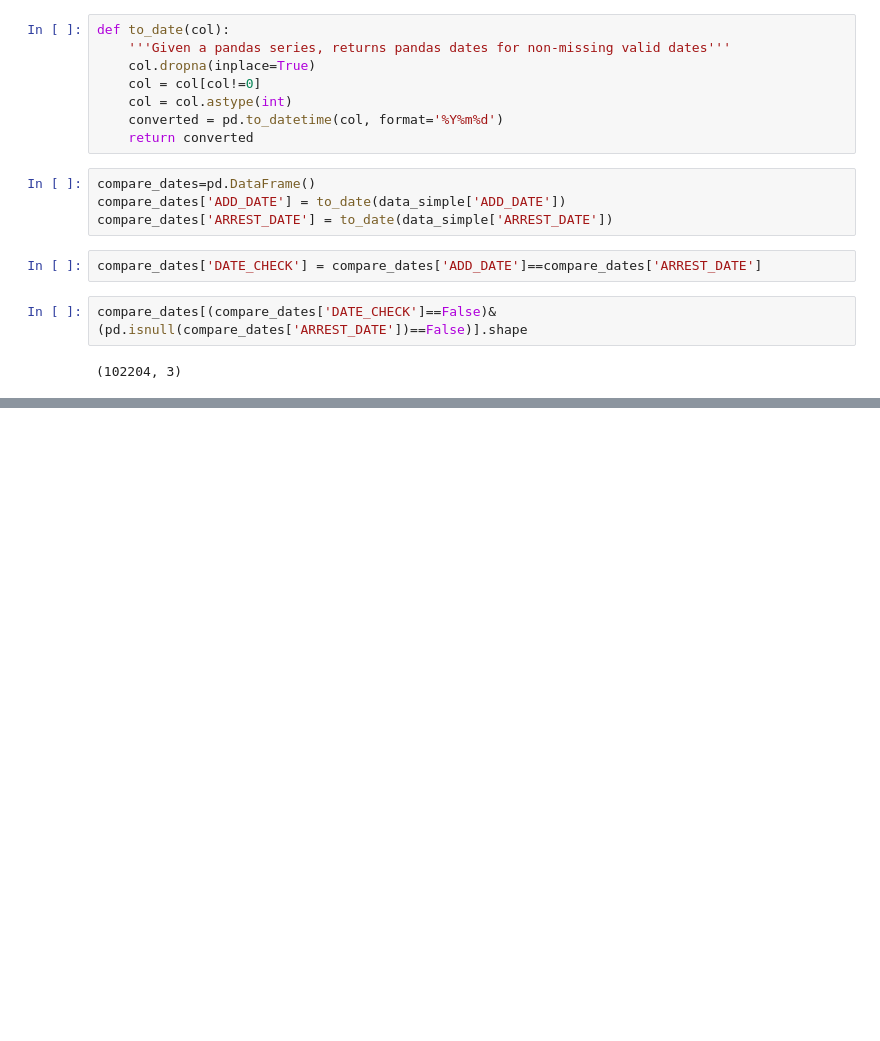
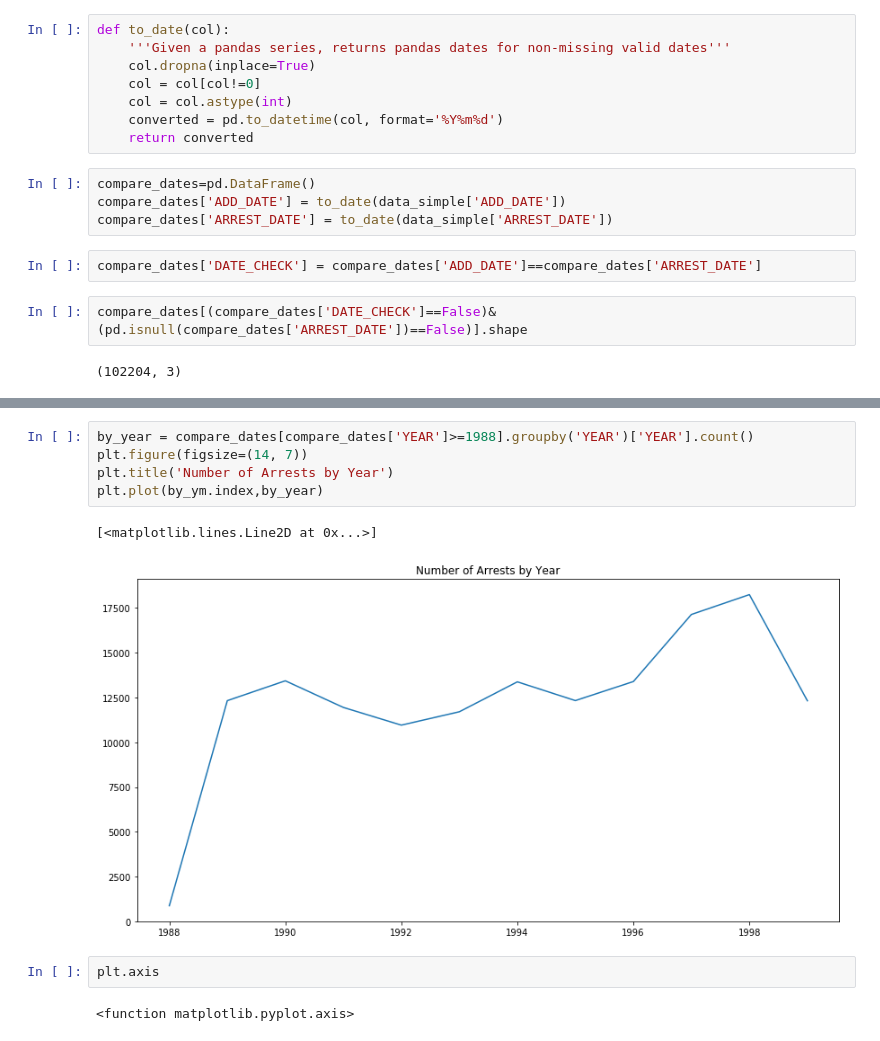
Before and after one commit to da1933/NODA, a Jupyter notebook: Summary Statistics.ipynb, the cells around one changed output, grey strips where cells are left out. Drawn from its saved outputs; the diff is of its cells as text; blank space fills up the shorter version.

```diff
--- a/Summary Statistics.ipynb
+++ b/Summary Statistics.ipynb
@@ -141,0 +134,12 @@ compare_dates['ARREST_DATE'].nunique()
+# %%
+by_year = compare_dates[compare_dates['YEAR']>=1988].groupby('YEAR')['YEAR'].count()
+plt.figure(figsize=(14, 7))
+plt.title('Number of Arrests by Year')
+plt.plot(by_ym.index,by_year)
+# %% [output]
+[<matplotlib.lines.Line2D at 0x...>]
+[figure, added]
+# %%
+plt.axis
+# %% [output]
+<function matplotlib.pyplot.axis>
```
Also changed, not shown: parts of 7 cells of this notebook.
